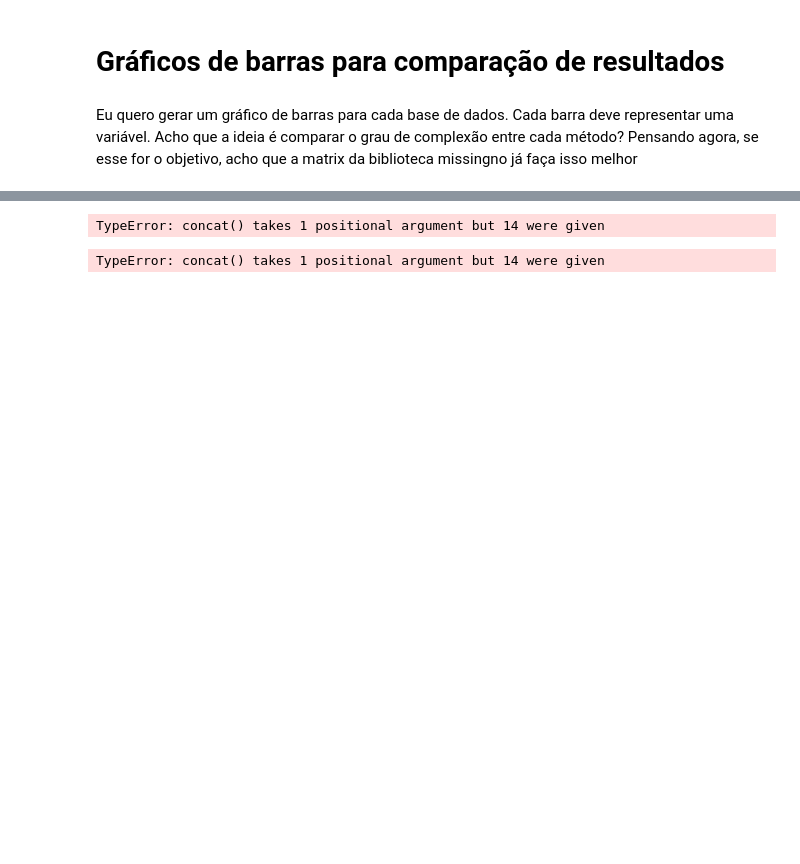
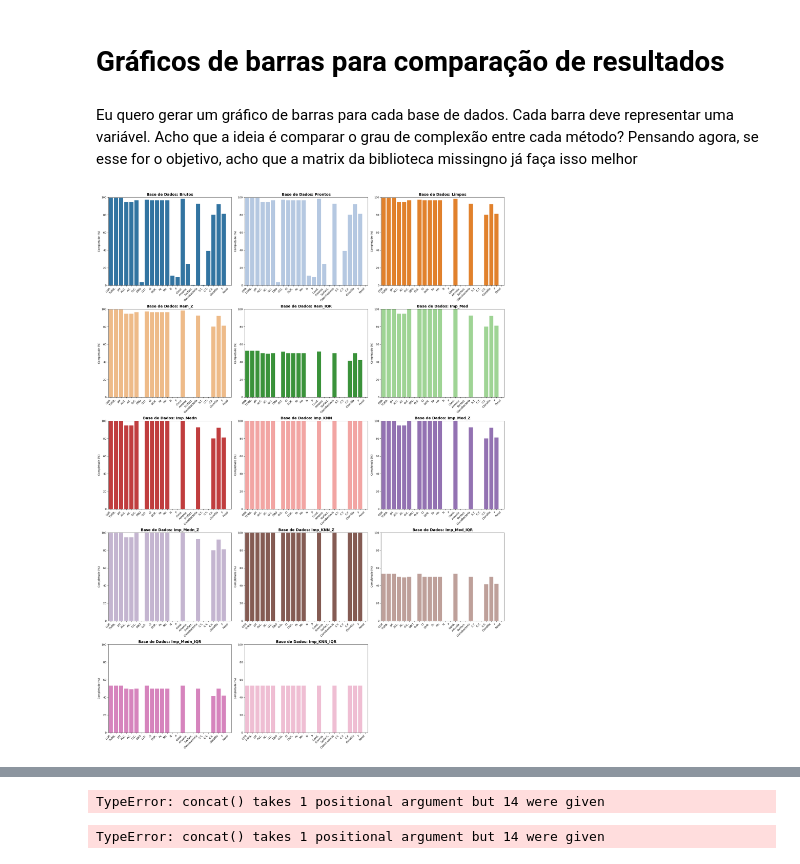
Before and after one commit to Guilherme-Betta/IC2, a Jupyter notebook: jupyter_notebooks/_rascunho.ipynb, the cells around one changed output, grey strips where cells are left out. Cells and saved outputs as stored; diff of their text form; code cells hidden in the pictures; blank space fills up the shorter version.

```diff
--- a/jupyter_notebooks/_rascunho.ipynb
+++ b/jupyter_notebooks/_rascunho.ipynb
@@ -59,6 +59,81 @@ for base in data_bases:
                         y=variavel)
         except ValueError:
             pass
+# %%
+import pandas as pd
+import matplotlib.pyplot as plt
+import seaborn as sns
+import math
+
+nomes_bases = [
+    'Brutos', 'Prontos', 'Limpos', 'Rem_Z', 'Rem_IQR',
+    'Imp_Med', 'Imp_Medn', 'Imp_KNN',
+    'Imp_Med_Z', 'Imp_Medn_Z', 'Imp_KNN_Z',
+    'Imp_Med_IQR', 'Imp_Medn_IQR', 'Imp_KNN_IQR'
+]
+
+# --- DEFININDO AS CORES ---
+# Pegamos uma paleta com 14 cores distintas (tab20 é ótima para isso)
+paleta = sns.color_palette("tab20", len(nomes_bases))
+# Criamos um dicionário vinculando cada nome de base a uma cor
+cores_das_bases = {base: cor for base, cor in zip(nomes_bases, paleta)}
+
+# 1. Pegar o total máximo de linhas da primeira base
+total_linhas_maximo = len(data_bases[0])
+resumo_por_base = {}
+
+for i, base in enumerate(data_bases):
+    nome_da_base = nomes_bases[i]
+    porcentagens_desta_base = []
+
+    for variavel in variaveis:
+        if variavel in base.columns:
+            coluna_numerica = pd.to_numeric(base[variavel], errors='coerce')
+            qtd_validos = coluna_numerica.count()
+        else:
+            qtd_validos = 0
+
+        porcentagem = (qtd_validos / total_linhas_maximo) * 100
+        porcentagens_desta_base.append(porcentagem)
+
+    resumo_por_base[nome_da_base] = porcentagens_desta_base
+
+num_bases = len(nomes_bases)
+colunas_no_grafico = 3
+linhas_no_grafico = math.ceil(num_bases / colunas_no_grafico)
+
+# --- AJUSTANDO O ESPAÇO ---
+# Aumentamos a largura de 18 para 22 e a altura proporcionalmente
+fig, axes = plt.subplots(linhas_no_grafico, colunas_no_grafico, figsize=(22, 6 * linhas_no_grafico))
+axes = axes.flatten()
+
+for i, nome_da_base in enumerate(nomes_bases):
+    ax = axes[i]
+
+    # --- APLICANDO A COR DA BASE ---
+    sns.barplot(
+        x=variaveis,
+        y=resumo_por_base[nome_da_base],
+        ax=ax,
+        color=cores_das_bases[nome_da_base] # Puxa a cor específica desta base
+    )
+
+    ax.set_ylim(0, 100)
+    ax.set_title(f'Base de Dados: {nome_da_base}', fontsize=14, fontweight='bold')
+    ax.set_ylabel('Completude (%)')
+
+    # --- MELHORANDO A LEITURA DO EIXO X ---
+    # Rotação de 45 graus e alinhamento à direita (ha='right') evita sobreposição
+    ax.set_xticks(range(len(variaveis)))
+    ax.set_xticklabels(variaveis, rotation=45, ha='right')
+
+for j in range(num_bases, len(axes)):
+    fig.delaxes(axes[j])
+
+plt.tight_layout()
+plt.show()
+# %% [output]
+[figure, added]
 # %%
 import pandas as pd
 import matplotlib.pyplot as plt
```
Also changed, not shown: parts of 2 cells of this notebook, 3 other files.
